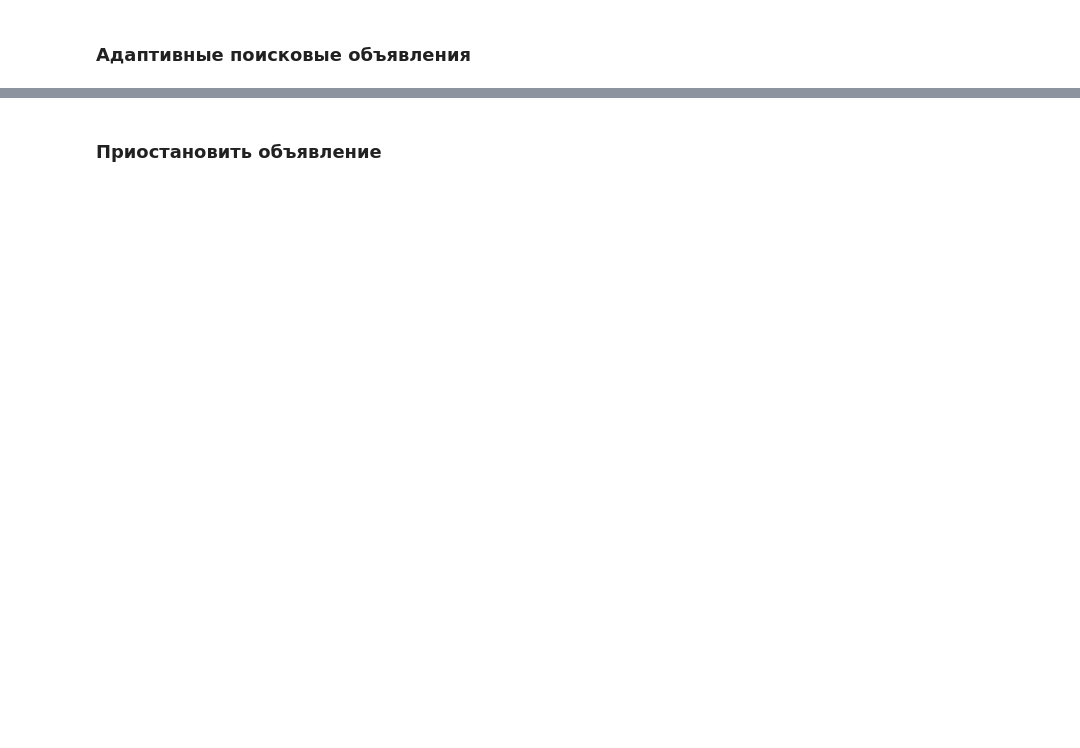
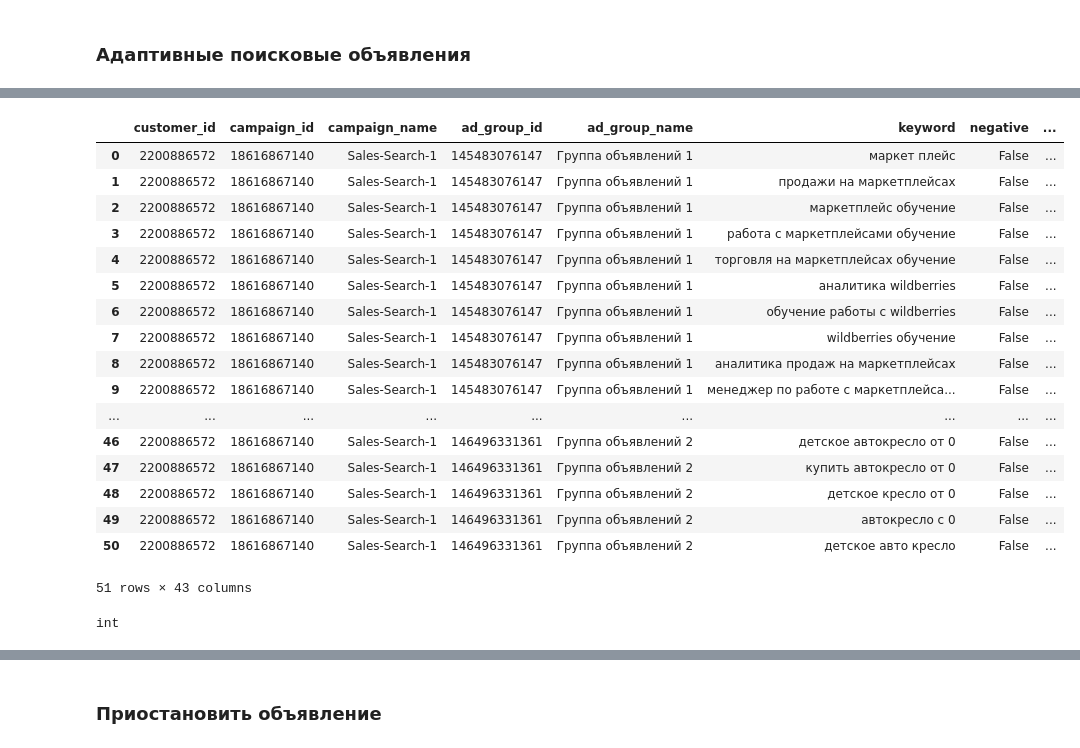
Before and after one commit to FED32/google_ads_api, a Jupyter notebook: class_working.ipynb, the cells around one changed output, grey strips where cells are left out. Drawn from its saved outputs; the diff is of its cells as text; code cells hidden in the pictures; blank space fills up the shorter version.

```diff
--- a/class_working.ipynb
+++ b/class_working.ipynb
@@ -289,0 +222,5 @@ pd.DataFrame(responsive_search_ads)
+# %%
+report = gads.get_keyword_statistics(customer_id=customer_id,
+                                     date_from='2022-11-01',
+                                     date_to='2022-11-05'
+                                    )
@@ -289,0 +245,21 @@ pd.DataFrame(responsive_search_ads)
+# %%
+pd.DataFrame(report)
+# %% [output]
+|  | customer_id | campaign_id | campaign_name | ad_group_id | ad_group_name | keyword | negative | ... |
+| 0 | 2200886572 | 18616867140 | Sales-Search-1 | 145483076147 | Группа объявлений 1 | маркет плейс | False | ... |
+| 1 | 2200886572 | 18616867140 | Sales-Search-1 | 145483076147 | Группа объявлений 1 | продажи на маркетплейсах | False | ... |
+| 2 | 2200886572 | 18616867140 | Sales-Search-1 | 145483076147 | Группа объявлений 1 | маркетплейс обучение | False | ... |
+| 3 | 2200886572 | 18616867140 | Sales-Search-1 | 145483076147 | Группа объявлений 1 | работа с маркетплейсами обучение | False | ... |
+| 4 | 2200886572 | 18616867140 | Sales-Search-1 | 145483076147 | Группа объявлений 1 | торговля на маркетплейсах обучение | False | ... |
+| 5 | 2200886572 | 18616867140 | Sales-Search-1 | 145483076147 | Группа объявлений 1 | аналитика wildberries | False | ... |
+| 6 | 2200886572 | 18616867140 | Sales-Search-1 | 145483076147 | Группа объявлений 1 | обучение работы с wildberries | False | ... |
+| 7 | 2200886572 | 18616867140 | Sales-Search-1 | 145483076147 | Группа объявлений 1 | wildberries обучение | False | ... |
+| 8 | 2200886572 | 18616867140 | Sales-Search-1 | 145483076147 | Группа объявлений 1 | аналитика продаж на маркетплейсах | False | ... |
+| 9 | 2200886572 | 18616867140 | Sales-Search-1 | 145483076147 | Группа объявлений 1 | менеджер по работе с маркетплейса... | False | ... |
+| ... | ... | ... | ... | ... | ... | ... | ... | ... |
+| 46 | 2200886572 | 18616867140 | Sales-Search-1 | 146496331361 | Группа объявлений 2 | детское автокресло от 0 | False | ... |
+| 47 | 2200886572 | 18616867140 | Sales-Search-1 | 146496331361 | Группа объявлений 2 | купить автокресло от 0 | False | ... |
+| 48 | 2200886572 | 18616867140 | Sales-Search-1 | 146496331361 | Группа объявлений 2 | детское кресло от 0 | False | ... |
+| 49 | 2200886572 | 18616867140 | Sales-Search-1 | 146496331361 | Группа объявлений 2 | автокресло с 0 | False | ... |
+| 50 | 2200886572 | 18616867140 | Sales-Search-1 | 146496331361 | Группа объявлений 2 | детское авто кресло | False | ... |
+51 rows × 43 columns
@@ -289,0 +272,4 @@ pd.DataFrame(responsive_search_ads)
+# %%
+type(report[0]['customer_id'])
+# %% [output]
+int
```
Also changed, not shown: parts of 34 cells of this notebook.
